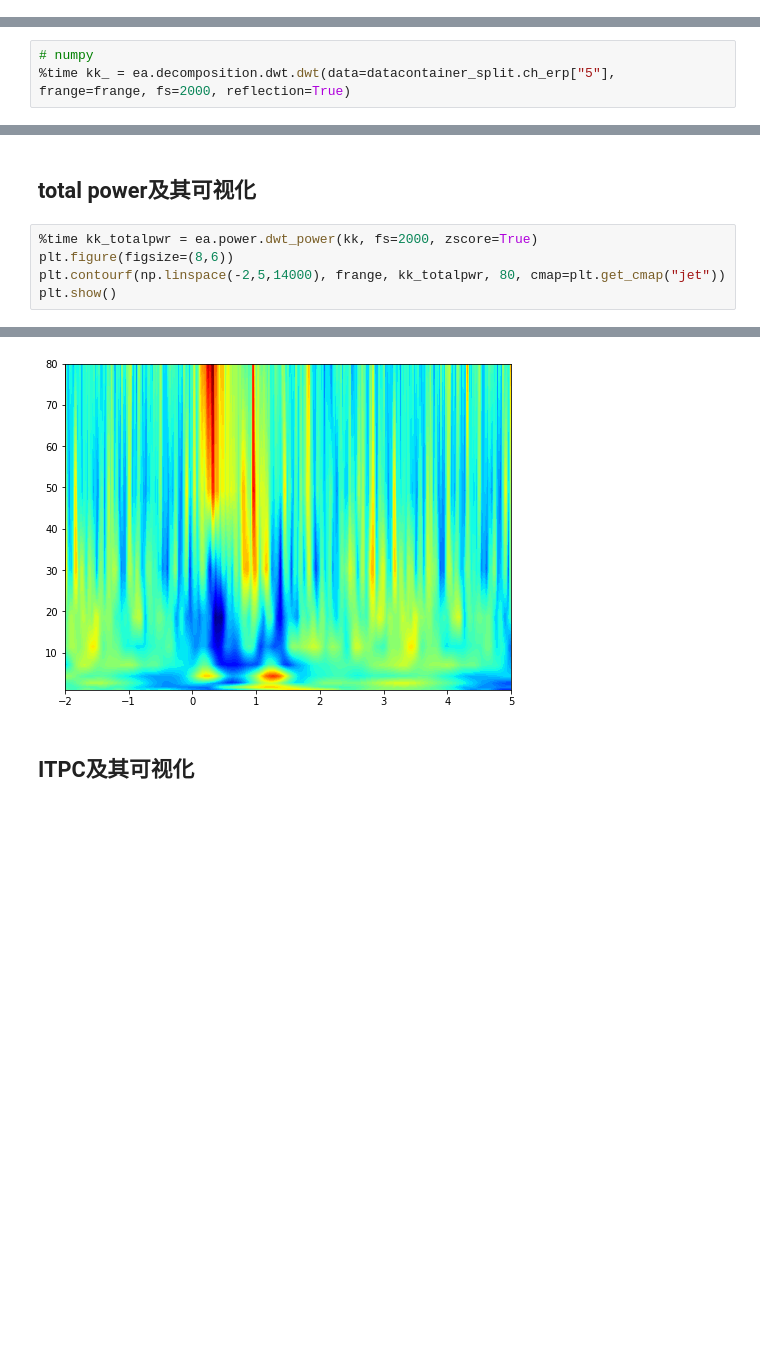
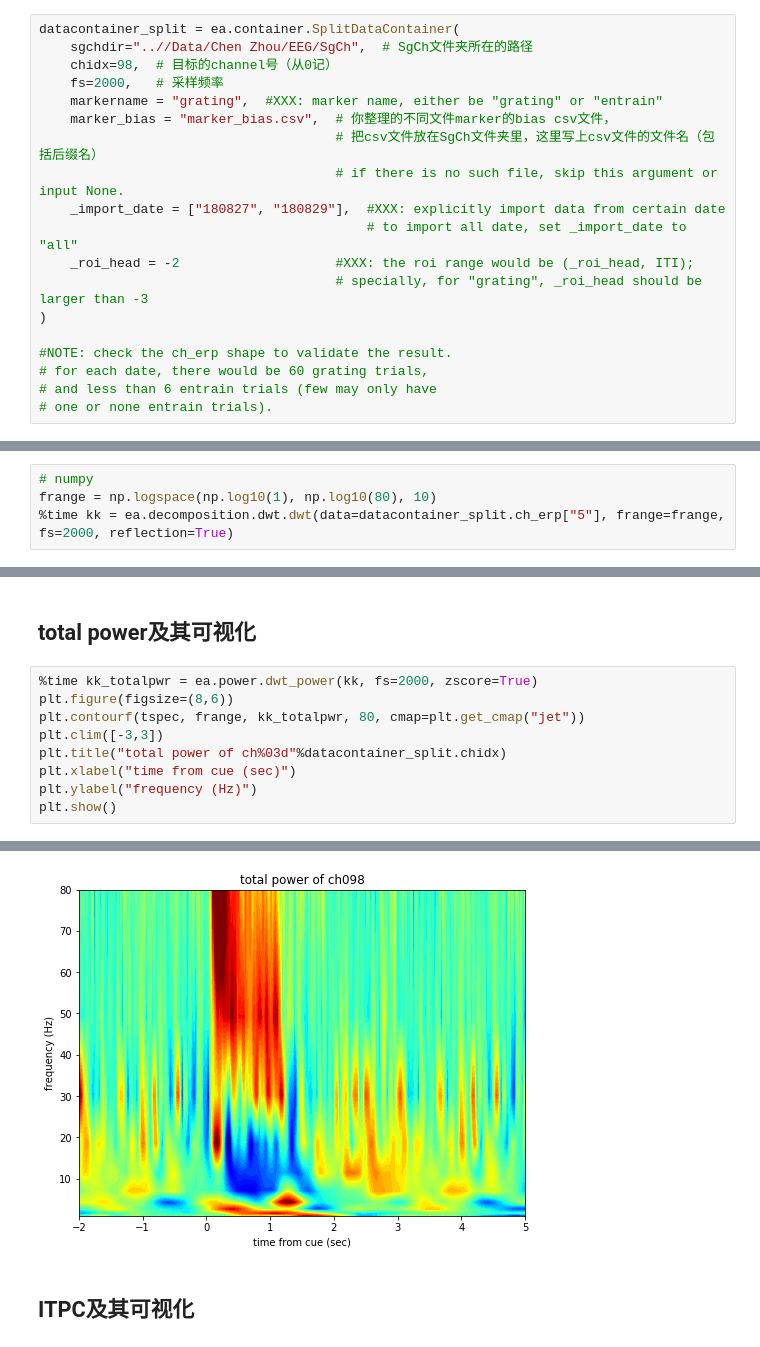
Before and after one commit to ZhangJiayiLab/EEGAnalysis, a Jupyter notebook: EA_demo.ipynb, the cells around one changed output, grey strips where cells are left out. Drawn from its saved outputs; the diff is of its cells as text; blank space fills up the shorter version.

Commit message:
split data, more features

```diff
--- a/EA_demo.ipynb
+++ b/EA_demo.ipynb
@@ -240,3 +232,22 @@ datacontainer_split = ea.container.SplitDataContainer(
+# %%
+datacontainer_split = ea.container.SplitDataContainer(
+    sgchdir="..//Data/Chen Zhou/EEG/SgCh",  # SgCh文件夹所在的路径
+    chidx=98,  # 目标的channel号（从0记）
+    fs=2000,   # 采样频率
+    markername = "grating",  #XXX: marker name, either be "grating" or "entrain"
+    marker_bias = "marker_bias.csv",  # 你整理的不同文件marker的bias csv文件，
+                                      # 把csv文件放在SgCh文件夹里，这里写上csv文件的文件名（包括后缀名）
+                                      # if there is no such file, skip this argument or input None.
+    _import_date = ["180827", "180829"],  #XXX: explicitly import data from certain date
+                                          # to import all date, set _import_date to "all"
+    _roi_head = -2                    #XXX: the roi range would be (_roi_head, ITI);
+                                      # specially, for "grating", _roi_head should be larger than -3
+)
+
+#NOTE: check the ch_erp shape to validate the result.
+# for each date, there would be 60 grating trials,
+# and less than 6 entrain trials (few may only have
+# one or none entrain trials).
 # %% [markdown]
 `ea.container.SplitDataContainer`返回一个打包了的数据集，里面主要有
 - ch_erp：字典，每项为2维数组，每行为对应marker及roi的原始数据； roi取(-2, iti)
@@ -277,4 +288,5 @@ Wall time: 27.3 s
 # %%
 # numpy
-%time kk_ = ea.decomposition.dwt.dwt(data=datacontainer_split.ch_erp["5"], frange=frange, fs=2000, reflection=True)
+frange = np.logspace(np.log10(1), np.log10(80), 10)
+%time kk = ea.decomposition.dwt.dwt(data=datacontainer_split.ch_erp["5"], frange=frange, fs=2000, reflection=True)
 # %% [output]
@@ -285,6 +297,10 @@ Wall time: 38.6 s
 # %%
 %time kk_totalpwr = ea.power.dwt_power(kk, fs=2000, zscore=True)
 plt.figure(figsize=(8,6))
-plt.contourf(np.linspace(-2,5,14000), frange, kk_totalpwr, 80, cmap=plt.get_cmap("jet"))
+plt.contourf(tspec, frange, kk_totalpwr, 80, cmap=plt.get_cmap("jet"))
+plt.clim([-3,3])
+plt.title("total power of ch%03d"%datacontainer_split.chidx)
+plt.xlabel("time from cue (sec)")
+plt.ylabel("frequency (Hz)")
 plt.show()
 # %% [output]
@@ -293,4 +309,4 @@ Wall time: 4.48 s
-[figure, old version]
+[figure, new version]
 # %% [markdown]
 ## ITPC及其可视化
 # %%
```
Also changed, not shown: parts of 7 cells of this notebook, 1 other file.
